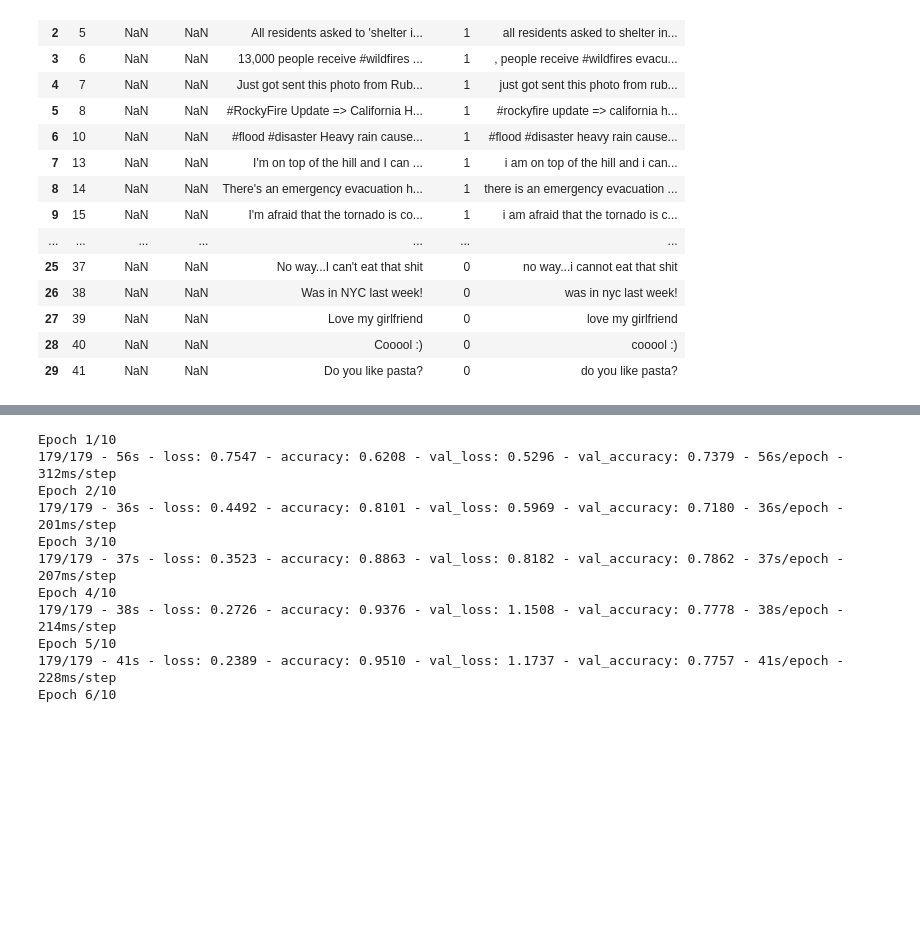
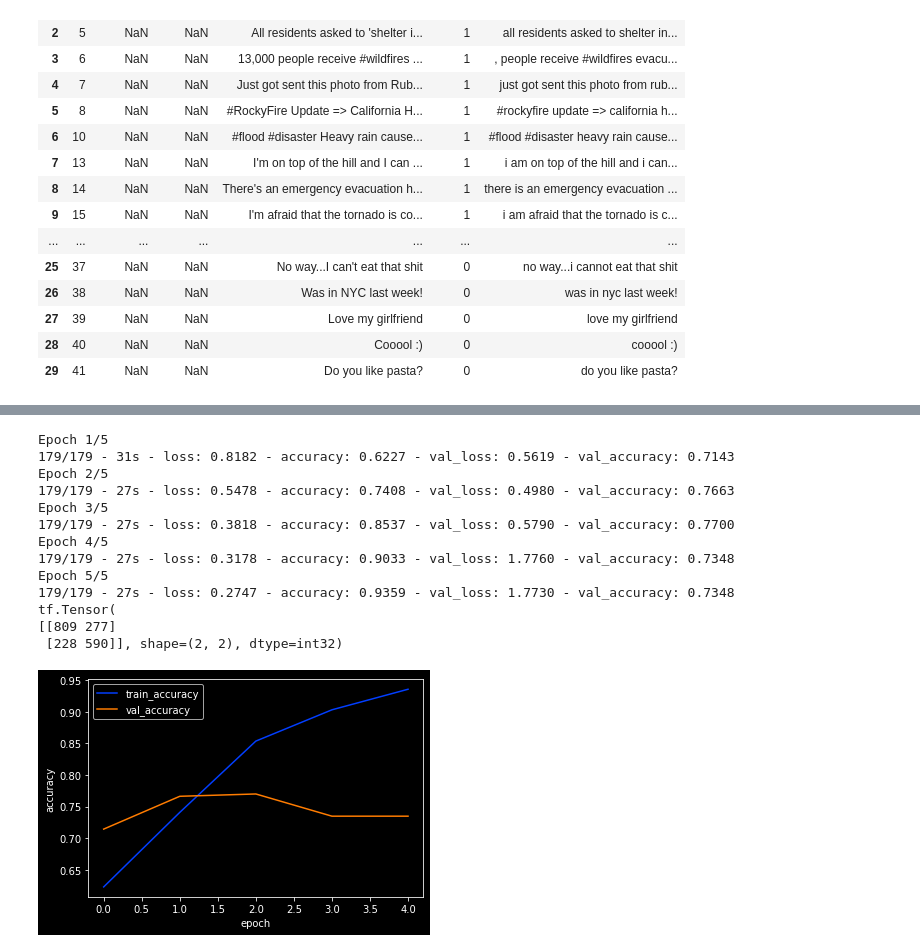
Before and after one commit to LRozeboom/nlp_disaster, a Jupyter notebook: disaster_analysis_tensorflow.ipynb, the cells around one changed output, grey strips where cells are left out. Drawn from its saved outputs; the diff is of its cells as text; code cells hidden in the pictures; blank space fills up the shorter version.

```diff
--- a/disaster_analysis_tensorflow.ipynb
+++ b/disaster_analysis_tensorflow.ipynb
@@ -412,31 +579,34 @@ _________________________________________________________________
 # %%
-num_epochs = 10
+num_epochs = 5
 history = model.fit(train_padded, ytrain, epochs=num_epochs, validation_data=(val_padded, yval), verbose=2)
 
 yhat=model.predict(val_padded)
 
 ypred=[1 if val>0.5 else 0 for val in yhat ]
 print(confusion_matrix(yval,ypred))
 
 
 plt.plot(history.history['accuracy'],label='train_accuracy')
 plt.plot(history.history['val_accuracy'],label='val_accuracy')
 plt.ylabel('accuracy')
 plt.xlabel('epoch')
 plt.legend()
 plt.show()
 # %% [output]
-Epoch 1/10
-179/179 - 56s - loss: 0.7547 - accuracy: 0.6208 - val_loss: 0.5296 - val_accuracy: 0.7379 - 56s/epoch - 312ms/step
-Epoch 2/10
-179/179 - 36s - loss: 0.4492 - accuracy: 0.8101 - val_loss: 0.5969 - val_accuracy: 0.7180 - 36s/epoch - 201ms/step
-Epoch 3/10
-179/179 - 37s - loss: 0.3523 - accuracy: 0.8863 - val_loss: 0.8182 - val_accuracy: 0.7862 - 37s/epoch - 207ms/step
-Epoch 4/10
-179/179 - 38s - loss: 0.2726 - accuracy: 0.9376 - val_loss: 1.1508 - val_accuracy: 0.7778 - 38s/epoch - 214ms/step
-Epoch 5/10
-179/179 - 41s - loss: 0.2389 - accuracy: 0.9510 - val_loss: 1.1737 - val_accuracy: 0.7757 - 41s/epoch - 228ms/step
-Epoch 6/10
+Epoch 1/5
+179/179 - 31s - loss: 0.8182 - accuracy: 0.6227 - val_loss: 0.5619 - val_accuracy: 0.7143
+Epoch 2/5
+179/179 - 27s - loss: 0.5478 - accuracy: 0.7408 - val_loss: 0.4980 - val_accuracy: 0.7663
+Epoch 3/5
+179/179 - 27s - loss: 0.3818 - accuracy: 0.8537 - val_loss: 0.5790 - val_accuracy: 0.7700
+Epoch 4/5
+179/179 - 27s - loss: 0.3178 - accuracy: 0.9033 - val_loss: 1.7760 - val_accuracy: 0.7348
+Epoch 5/5
+179/179 - 27s - loss: 0.2747 - accuracy: 0.9359 - val_loss: 1.7730 - val_accuracy: 0.7348
+tf.Tensor(
+[[809 277]
+ [228 590]], shape=(2, 2), dtype=int32)
+[figure, added]
 # %%
 #now apply the moddel to predict wether a sentence is about a disaster
 
```
Also changed, not shown: parts of 15 cells of this notebook.
